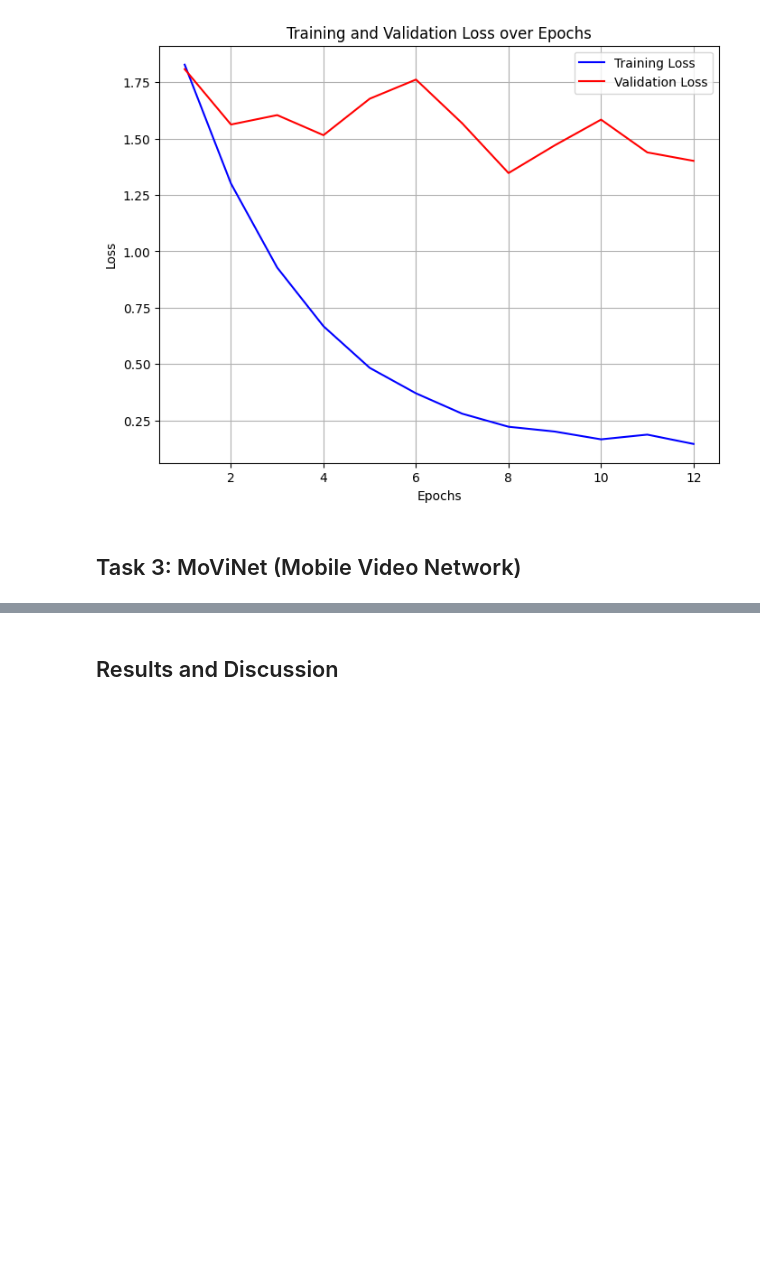
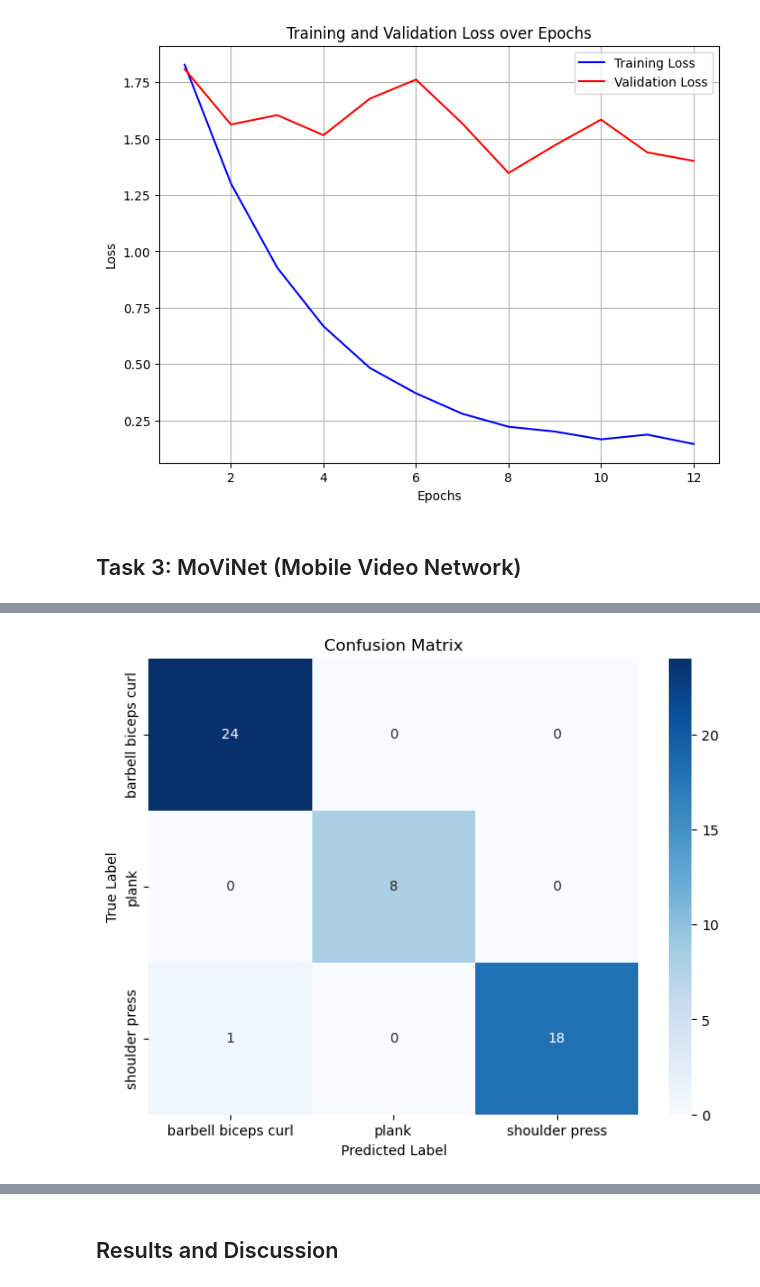
Before and after one commit to linahagberg/Assignment_4_Lina_Ella, a Jupyter notebook: Lina_Ella__assingment4.ipynb, the cells around one changed output, grey strips where cells are left out. Saved outputs shown, nothing was run; the diff lists cells and outputs as text; code cells hidden in the pictures; blank space fills up the shorter version.

```diff
--- a/Lina_Ella__assingment4.ipynb
+++ b/Lina_Ella__assingment4.ipynb
@@ -1605,0 +1701,26 @@ movinet_finetuned.fit(X_train, y_train, epochs=15, batch_size=4, validation_data
+# %%
+# Evaluate on validation/test set
+test_loss, test_acc = movinet_model.evaluate(X_test, y_test_encoded)
+print(f"Test Accuracy: {test_acc * 100:.2f}%")
+
+import tensorflow as tf
+import numpy as np
+import seaborn as sns
+import matplotlib.pyplot as plt
+from sklearn.metrics import confusion_matrix
+
+# Get model predictions
+y_pred = movinet_model.predict(X_test)
+y_pred_classes = np.argmax(y_pred, axis=1)  # Convert probabilities to class labels
+
+# Compute confusion matrix (use y_test_encoded directly)
+cm = confusion_matrix(y_test_encoded, y_pred_classes)
+
+# Plot confusion matrix
+plt.figure(figsize=(8, 6))
+sns.heatmap(cm, annot=True, fmt="d", cmap="Blues", xticklabels=label_encoder.classes_, yticklabels=label_encoder.classes_)
+plt.xlabel("Predicted Label")
+plt.ylabel("True Label")
+plt.title("Confusion Matrix")
+plt.show()
+# %% [output]
@@ -1605,0 +1730 @@ movinet_finetuned.fit(X_train, y_train, epochs=15, batch_size=4, validation_data
+[figure, added]
```
Also changed, not shown: parts of 26 cells of this notebook.
